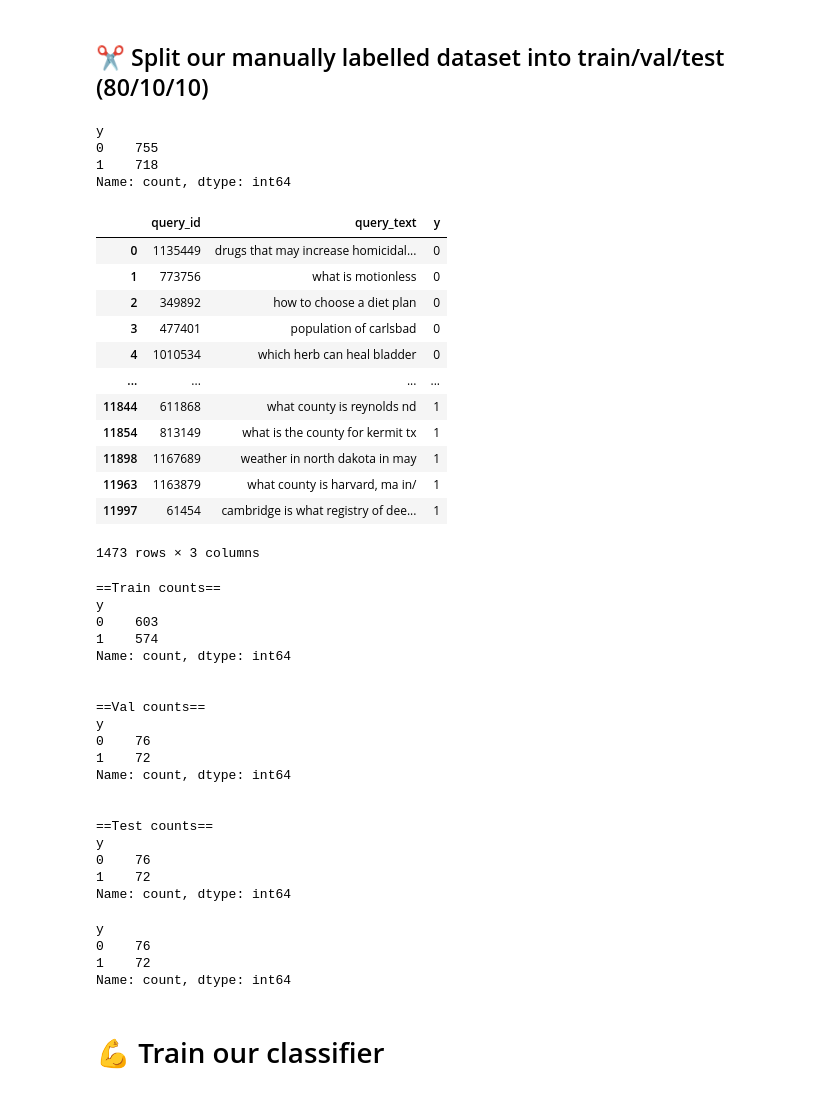
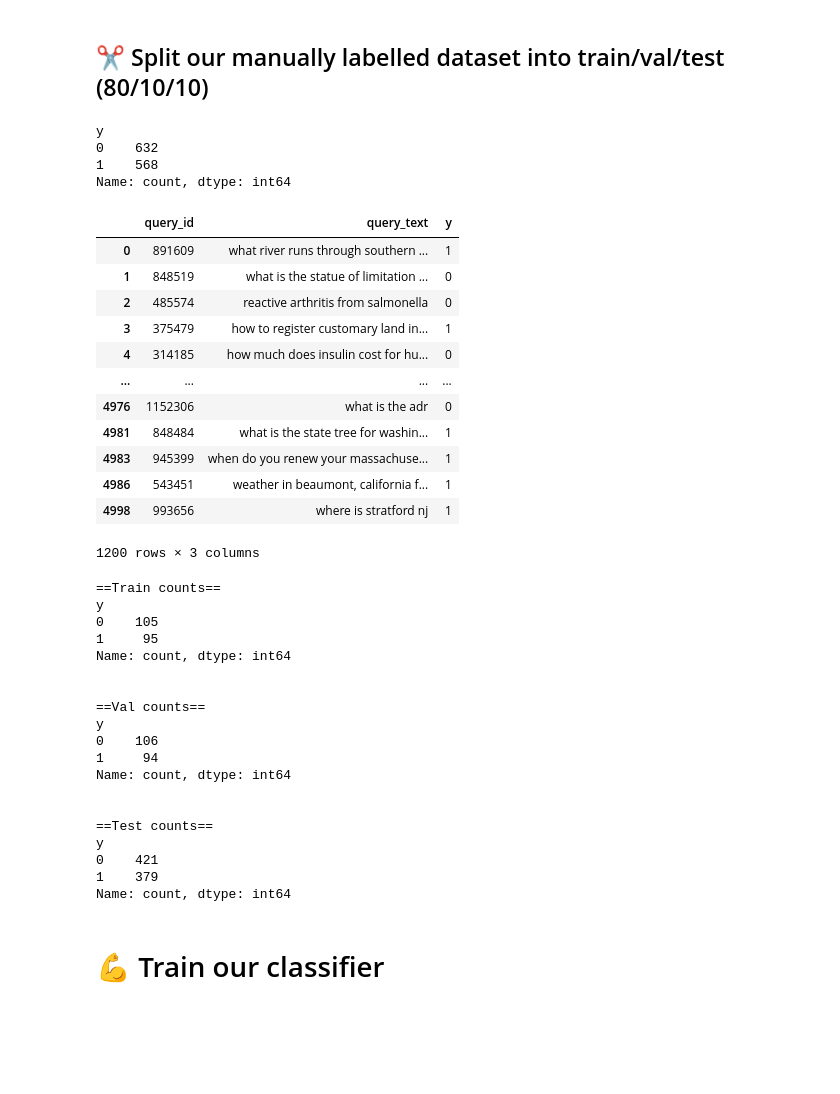
Before and after one commit to ilyankou/ms-marco-geospatial, a Jupyter notebook: 1-TrainClassifier.ipynb, the cells around one changed output. Saved outputs shown, nothing was run; the diff lists cells and outputs as text; code cells hidden in the pictures; blank space fills up the shorter version.

```diff
--- a/1-TrainClassifier.ipynb
+++ b/1-TrainClassifier.ipynb
@@ -12,33 +12,33 @@ np.random.seed(SEED)
 ## ✂ Split our manually labelled dataset into train/val/test (80/10/10)
 # %%
 data = (
-    pd.read_excel('interim/is_spatial_20260125_edits.xlsx')
-    .dropna(subset=['human_check'])
+    pd.read_excel('interim/is_geospatial_20260428_edits.xlsx')
+    .dropna(subset=['is_geospatial_human_check'])
     .assign(
-        y=lambda df_: df_.human_check.astype(int)
+        y=lambda df_: df_.is_geospatial_human_check.astype(int)
     )
     .filter(['query_id', 'query_text', 'y'])
 )
 
 print(data.y.value_counts())
 
 data
 # %% [output]
 y
-0    755
-1    718
+0    632
+1    568
 Name: count, dtype: int64
 |  | query_id | query_text | y |
-| 0 | 1135449 | drugs that may increase homicidal... | 0 |
-| 1 | 773756 | what is motionless | 0 |
-| 2 | 349892 | how to choose a diet plan | 0 |
-| 3 | 477401 | population of carlsbad | 0 |
-| 4 | 1010534 | which herb can heal bladder | 0 |
+| 0 | 891609 | what river runs through southern ... | 1 |
+| 1 | 848519 | what is the statue of limitation ... | 0 |
+| 2 | 485574 | reactive arthritis from salmonella | 0 |
+| 3 | 375479 | how to register customary land in... | 1 |
+| 4 | 314185 | how much does insulin cost for hu... | 0 |
 | ... | ... | ... | ... |
-| 11844 | 611868 | what county is reynolds nd | 1 |
-| 11854 | 813149 | what is the county for kermit tx | 1 |
-| 11898 | 1167689 | weather in north dakota in may | 1 |
-| 11963 | 1163879 | what county is harvard, ma in/ | 1 |
-| 11997 | 61454 | cambridge is what registry of dee... | 1 |
+| 4976 | 1152306 | what is the adr | 0 |
+| 4981 | 848484 | what is the state tree for washin... | 1 |
+| 4983 | 945399 | when do you renew your massachuse... | 1 |
+| 4986 | 543451 | weather in beaumont, california f... | 1 |
+| 4998 | 993656 | where is stratford nj | 1 |
-1473 rows × 3 columns
+1200 rows × 3 columns
 # %%
@@ -58,6 +58,8 @@ train_df, val_df = train_test_split(
     stratify=train_val_df['y']
 )
 # %%
+assert len(train_df) + len(val_df) + len(test_df) == len(data)
+
 print('==Train counts==')
 print(train_df.y.value_counts())
 
@@ -69,28 +71,21 @@ print(test_df.y.value_counts())
 # %% [output]
 ==Train counts==
 y
-0    603
-1    574
+0    105
+1     95
 Name: count, dtype: int64
 
 
 ==Val counts==
 y
-0    76
-1    72
+0    106
+1     94
 Name: count, dtype: int64
 
 
 ==Test counts==
 y
-0    76
-1    72
+0    421
+1    379
 Name: count, dtype: int64
-# %%
-test_df.y.value_counts()
-# %% [output]
-y
-0    76
-1    72
-Name: count, dtype: int64
 # %%
```
Also changed, not shown: parts of 30 cells of this notebook, 10 other files.
